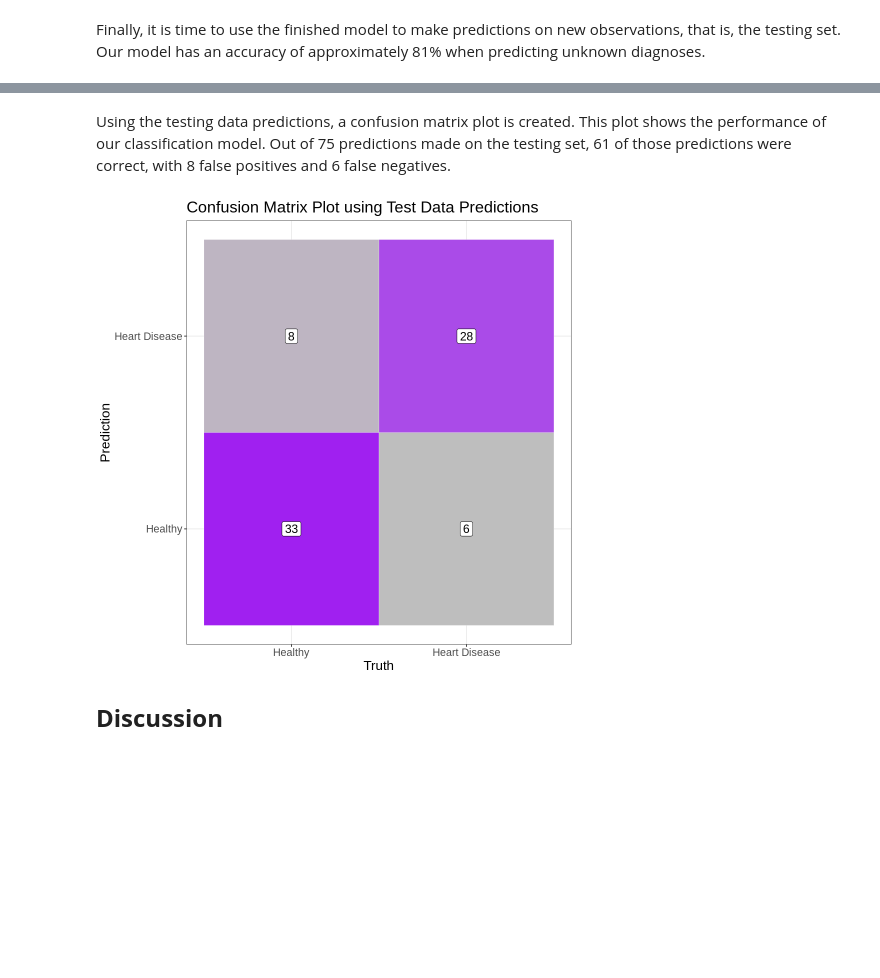
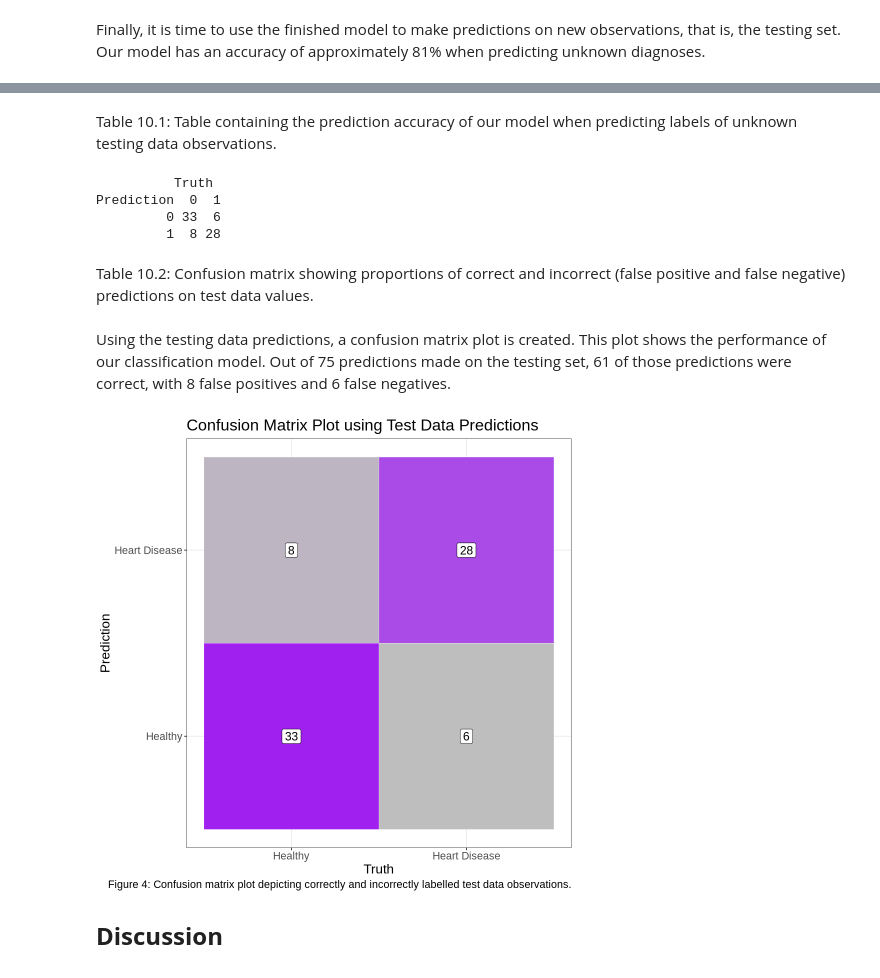
Before and after one commit to HannahDKM/Final_Project, a Jupyter notebook: Final_Project.ipynb, the cells around one changed output, grey strips where cells are left out. Drawn from its saved outputs; the diff is of its cells as text; code cells hidden in the pictures; blank space fills up the shorter version.

```diff
--- a/Final_Project.ipynb
+++ b/Final_Project.ipynb
@@ -446,25 +466,39 @@ Prediction  0  1
+# %% [markdown]
+Table 10.1: Table containing the prediction accuracy of our model when predicting labels of unknown testing data observations.
+# %%
+cleveland_conf_mat <- cleveland_predictions %>%
+    conf_mat(truth = diagnosis, estimate = .pred_class)
+cleveland_conf_mat
+# %% [output]
+          Truth
+Prediction  0  1
+         0 33  6
+         1  8 28
+# %% [markdown]
+Table 10.2: Confusion matrix showing proportions of correct and incorrect (false positive and false negative) predictions on test data values.
 # %% [markdown]
 Using the testing data predictions, a confusion matrix plot is created. This plot shows the performance of our classification model. Out of 75 predictions made on the testing set, 61 of those predictions were correct, with 8 false positives and 6 false negatives.
 # %%
 Truth <- factor(c(1, 1, 0, 0))
 Prediction <- factor(c(0, 1, 0, 1))
 Y <- c(6, 28, 33, 8)
 df<- data.frame(Truth, Prediction, Y)
 
 options(repr.plot.width = 8, repr.plot.height = 8)
 cleveland_matrix_plot <- ggplot(data = df, mapping = aes(x = Truth, y = Prediction)) +
     geom_tile(aes(fill = Y), colour = "white") +
     geom_label(aes(label=Y), size = 5) +
     scale_fill_gradient(low = "grey", high = "purple") +
     scale_x_discrete(labels = c("1" = "Heart Disease", "0" = "Healthy")) +
     scale_y_discrete(labels = c("1" = "Heart Disease", "0" = "Healthy")) +
     theme_bw() + theme(legend.position="none") +
-    labs(x = "Truth", y = "Prediction", title="Confusion Matrix Plot using Test Data Predictions") +
+    labs(x = "Truth", y = "Prediction", title="Confusion Matrix Plot using Test Data Predictions",
+        caption = "Figure 4: Confusion matrix plot depicting correctly and incorrectly labelled test data observations.") +
     theme(text = element_text(size=16))
 
 cleveland_matrix_plot
 # %% [output]
-[figure, old version]
+[figure, new version]
 # %% [markdown]
 **<p style = "font-size:18pt; font-style:bold"> Discussion </p>**
 # %% [markdown]
```
Also changed, not shown: parts of 24 cells of this notebook.
